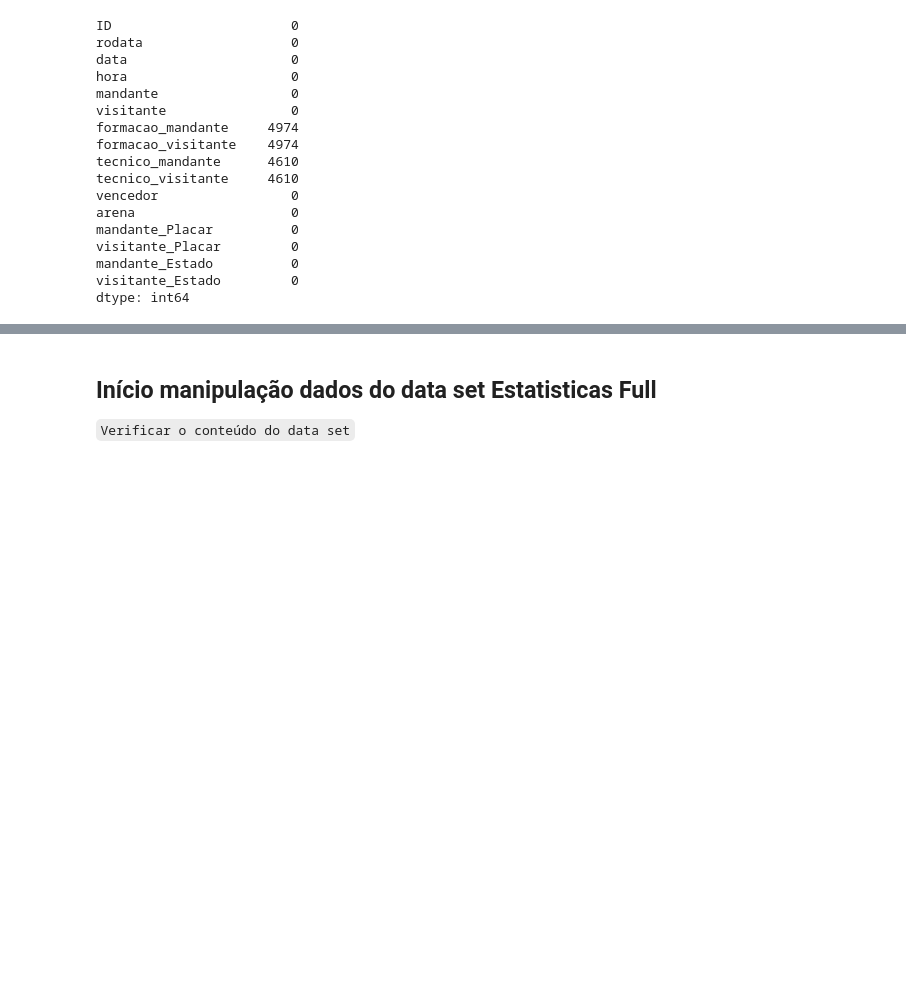
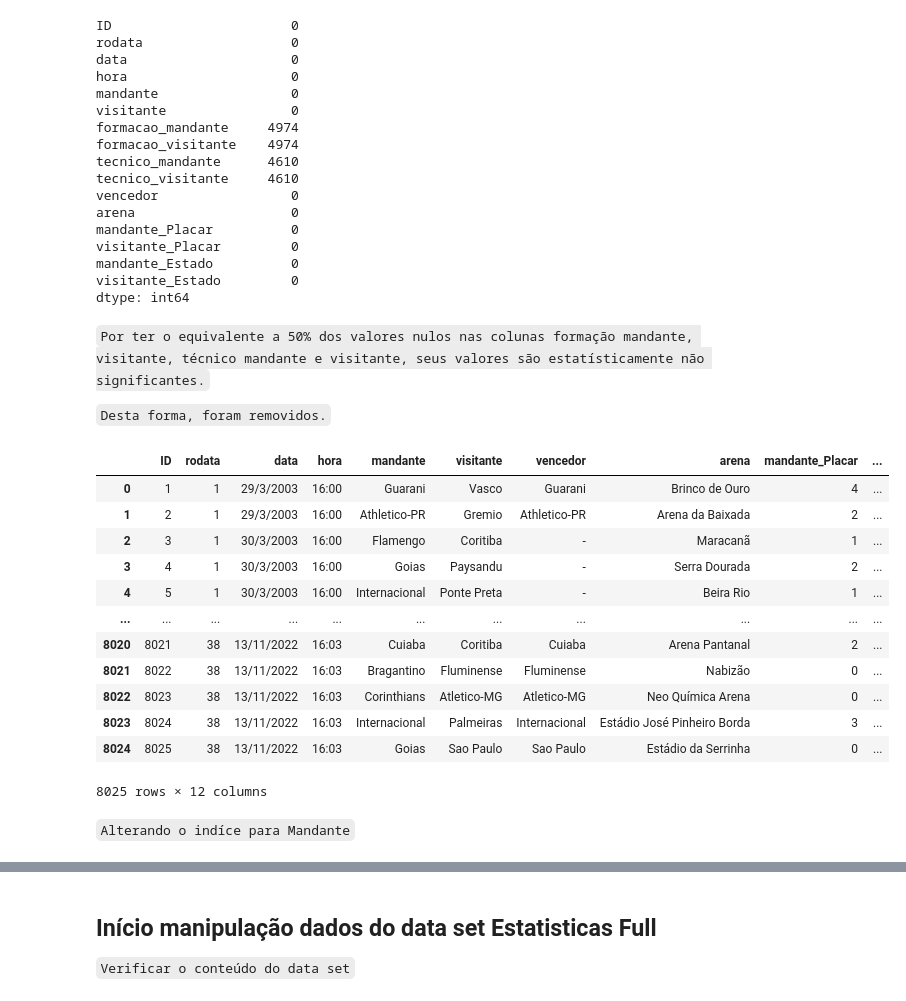
Before and after one commit to CavalaroVictor/Projeto_Modulo_II_ADA, a Jupyter notebook: project_II.ipynb, the cells around one changed output, grey strips where cells are left out. Cells and saved outputs as stored; diff of their text form; code cells hidden in the pictures; blank space fills up the shorter version.

Commit message:
deploy de dataset manipulation inicial para o primeiro dataset

```diff
--- a/project_II.ipynb
+++ b/project_II.ipynb
@@ -51,3 +61,27 @@ visitante_Placar         0
 mandante_Estado          0
 visitante_Estado         0
 dtype: int64
+# %% [markdown]
+``Por ter o equivalente a 50% dos valores nulos nas colunas formação mandante, visitante, técnico mandante e visitante, seus valores são estatísticamente não significantes.``
+
+``Desta forma, foram removidos.``
+# %%
+df_full_nnull = df_origin.drop(['formacao_mandante', 'formacao_visitante', 'tecnico_mandante', 'tecnico_visitante'], axis=1)
+# %%
+df_full_nnull
+# %% [output]
+|  | ID | rodata | data | hora | mandante | visitante | vencedor | arena | mandante_Placar | ... |
+| 0 | 1 | 1 | 29/3/2003 | 16:00 | Guarani | Vasco | Guarani | Brinco de Ouro | 4 | ... |
+| 1 | 2 | 1 | 29/3/2003 | 16:00 | Athletico-PR | Gremio | Athletico-PR | Arena da Baixada | 2 | ... |
+| 2 | 3 | 1 | 30/3/2003 | 16:00 | Flamengo | Coritiba | - | Maracanã | 1 | ... |
+| 3 | 4 | 1 | 30/3/2003 | 16:00 | Goias | Paysandu | - | Serra Dourada | 2 | ... |
+| 4 | 5 | 1 | 30/3/2003 | 16:00 | Internacional | Ponte Preta | - | Beira Rio | 1 | ... |
+| ... | ... | ... | ... | ... | ... | ... | ... | ... | ... | ... |
+| 8020 | 8021 | 38 | 13/11/2022 | 16:03 | Cuiaba | Coritiba | Cuiaba | Arena Pantanal | 2 | ... |
+| 8021 | 8022 | 38 | 13/11/2022 | 16:03 | Bragantino | Fluminense | Fluminense | Nabizão | 0 | ... |
+| 8022 | 8023 | 38 | 13/11/2022 | 16:03 | Corinthians | Atletico-MG | Atletico-MG | Neo Química Arena | 0 | ... |
+| 8023 | 8024 | 38 | 13/11/2022 | 16:03 | Internacional | Palmeiras | Internacional | Estádio José Pinheiro Borda | 3 | ... |
+| 8024 | 8025 | 38 | 13/11/2022 | 16:03 | Goias | Sao Paulo | Sao Paulo | Estádio da Serrinha | 0 | ... |
+8025 rows × 12 columns
+# %% [markdown]
+``Alterando o indíce para Mandante``
```
Also changed, not shown: parts of 18 cells of this notebook.
